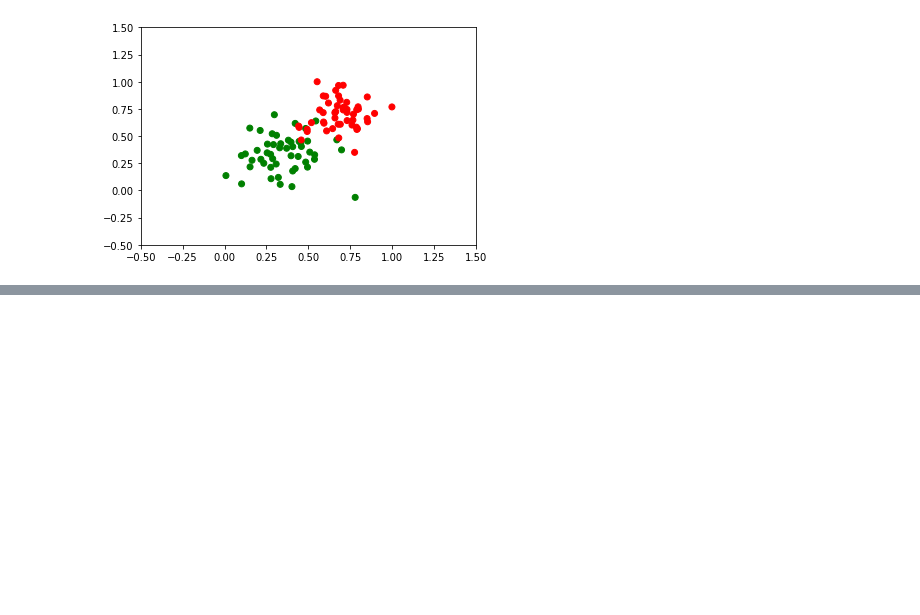
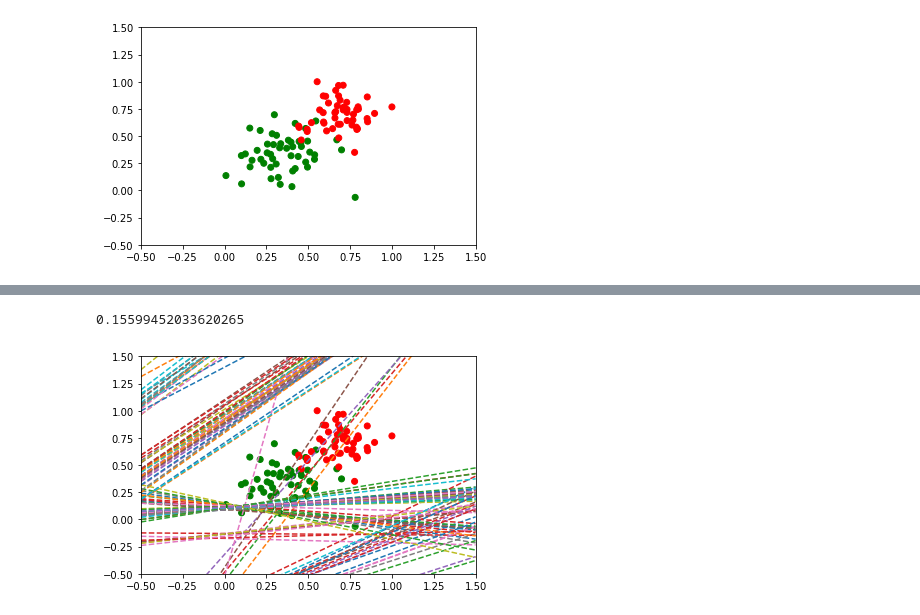
Before and after one commit to dylan-shao/ML-DS-Udacity_Data_Scientist_Nanodegree, a Jupyter notebook: Perceptron/Perceptron_Algorithm.ipynb, the cells around one changed output, grey strips where cells are left out. Cells and saved outputs as stored; diff of their text form; code cells hidden in the pictures; blank space fills up the shorter version.

Commit message:
Perceptron algorithm, todo, plot final line

```diff
--- a/Perceptron/Perceptron_Algorithm.ipynb
+++ b/Perceptron/Perceptron_Algorithm.ipynb
@@ -45,0 +24,80 @@ array([1, 2])
+# %%
+import numpy as np
+W = np.array(np.random.rand(2,1))
+X = data[:,0:2]
+np.random.rand(1)[0]
+# %% [output]
+0.15599452033620265
+# %%
+import numpy as np
+# Setting the random seed, feel free to change it and see different solutions.
+np.random.seed(42)
+
+def stepFunction(t):
+    if t >= 0:
+        return 1
+    return 0
+
+def prediction(X, W, b):
+    return stepFunction((np.matmul(X,W)+b)[0])
+
+# The function should receive as inputs the data X, the labels y,
+# the weights W (as an array), and the bias b,
+# update the weights and bias W, b, according to the perceptron algorithm,
+# and return W and b.
+def perceptronStep(X, y, W, b, learn_rate = 0.01):
+    # Fill in code
+    (q,w) = X.shape
+    for i in range(0,q):
+
+        pred = prediction(X[i],W,b)
+        if pred != y[i]:
+            if pred == 1:
+                W = W - X[i].reshape(2,1) * learn_rate
+                b = b - learn_rate
+            else:
+                W = W + X[i].reshape(2,1) * learn_rate
+                b = b + learn_rate
+    return W, b
+
+# This function runs the perceptron algorithm repeatedly on the dataset,
+# and returns a few of the boundary lines obtained in the iterations,
+# for plotting purposes.
+# Feel free to play with the learning rate and the num_epochs,
+# and see your results plotted below.
+def trainPerceptronAlgorithm(X, y, learn_rate = 0.01, num_epochs = 200):
+    x_min, x_max = min(X.T[0]), max(X.T[0])
+    y_min, y_max = min(X.T[1]), max(X.T[1])
+    W = np.array(np.random.rand(2,1))
+    b = np.random.rand(1)[0] + x_max
+    # These are the solution lines that get plotted below.
+    boundary_lines = []
+    for i in range(num_epochs):
+        # In each epoch, we apply the perceptron step.
+        W, b = perceptronStep(X, y, W, b, learn_rate)
+        boundary_lines.append((-W[0]/W[1], -b/W[1]))
+
+    return boundary_lines
+
+def plotLine(slope, intercept):
+
+    axes = plt.gca()
+    x_vals = np.array(axes.get_xlim())
+    y_vals = intercept + slope * x_vals
+
+    plt.plot(x_vals, y_vals, '--')
+
+
+a = trainPerceptronAlgorithm(X,y)
+
+plt.scatter(x, y, c=label, cmap=ListedColormap(colors))
+plt.xlim(-0.5, 1.5)
+plt.ylim(-0.5, 1.5)
+
+# plotLine(1,1)
+
+for i in range(0, len(a)):
+    (arr1,arr2) = a[i]
+    plotLine(arr1[0],arr2[0])
+# %% [output]
+[figure, added]
```
Also changed, not shown: parts of 2 cells of this notebook, 4 other files.
